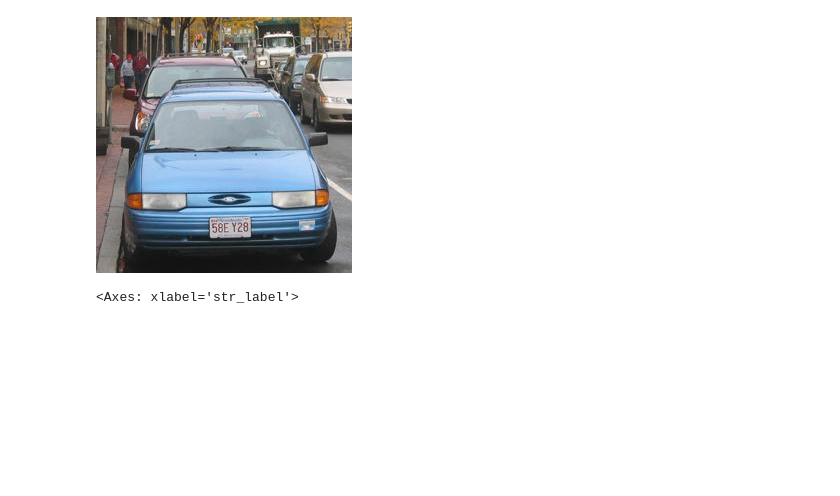
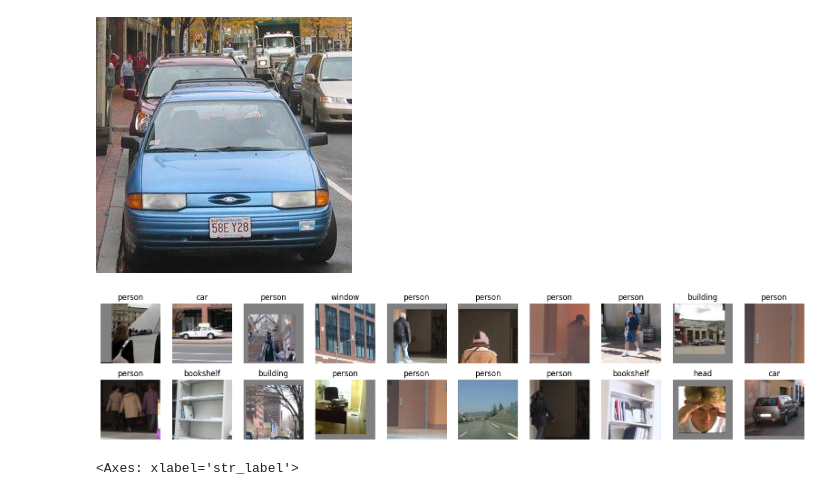
Before and after one commit to AlbertHunduza/LabelMe-Classification-AI, a Jupyter notebook: main.ipynb, the cells around one changed output. Saved outputs shown, nothing was run; the diff lists cells and outputs as text; code cells hidden in the pictures; blank space fills up the shorter version.

```diff
--- a/main.ipynb
+++ b/main.ipynb
@@ -151,6 +151,24 @@ Image Class: car
 Image Height: 256
 Image Width: 256
 [figure]
+# %%
+# displaying 10 random images from train and test data each with their class labels
+import random
+import matplotlib.pyplot as plt
+
+fig, ax = plt.subplots(2, 10, figsize=(20, 4))
+for i in range(10):
+    rand_int = random.randint(0, len(train_df)-1)
+    ax[0, i].imshow(Image.open(train_df.img_path[rand_int]))
+    ax[0, i].set_title(train_df.str_label[rand_int])
+    ax[0, i].axis("off")
+
+    rand_int = random.randint(0, len(test_df)-1)
+    ax[1, i].imshow(Image.open(test_df.img_path[rand_int]))
+    ax[1, i].set_title(test_df.str_label[rand_int])
+    ax[1, i].axis("off")
+# %% [output]
+[figure, added]
 # %%
 # plotting class distribution for train data
 train_df['str_label'].value_counts().plot(kind='bar')
```
Also changed, not shown: parts of 8 cells of this notebook.
